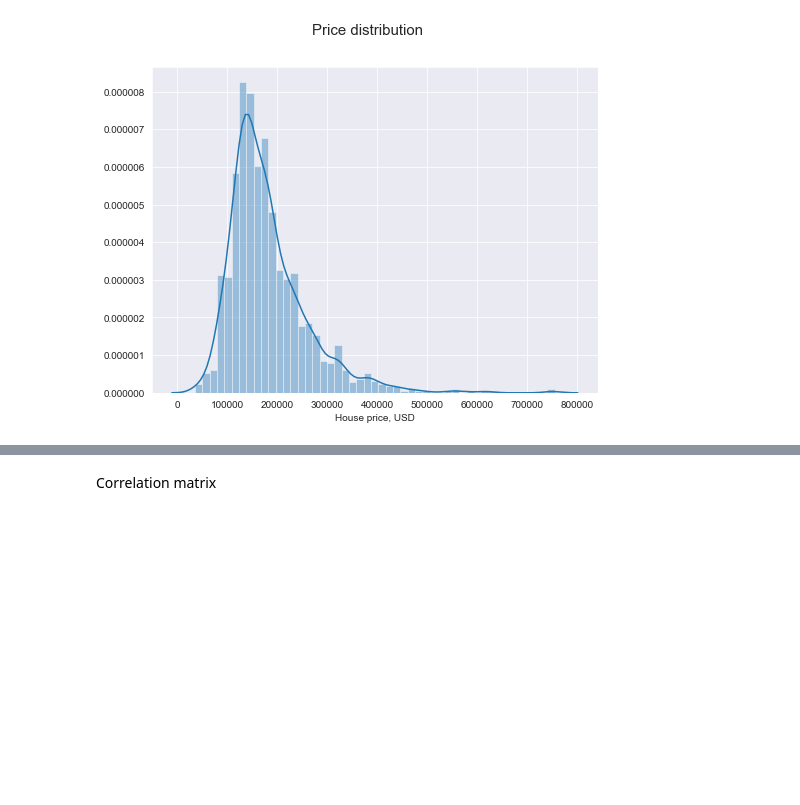
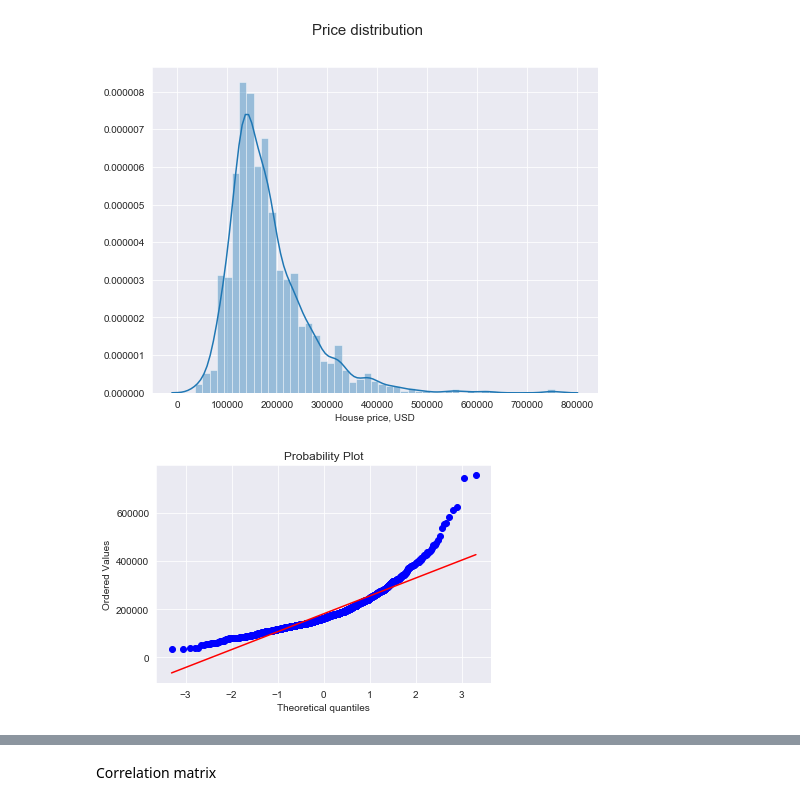
Before and after one commit to angelaiallonardi/Regression_ML_project, a Jupyter notebook: house_prices.ipynb, the cells around one changed output, grey strips where cells are left out. Saved outputs shown, nothing was run; the diff lists cells and outputs as text; code cells hidden in the pictures; blank space fills up the shorter version.

```diff
--- a/house_prices.ipynb
+++ b/house_prices.ipynb
@@ -129,3 +132,9 @@ plt.suptitle('Price distribution', size=15)
 plt.show()
 # %% [output]
 [figure]
+# %%
+fig = plt.figure()
+res = stats.probplot(train_df['SalePrice'], plot=plt)
+plt.show()
+# %% [output]
+[figure, added]
```
Also changed, not shown: parts of 9 cells of this notebook.
